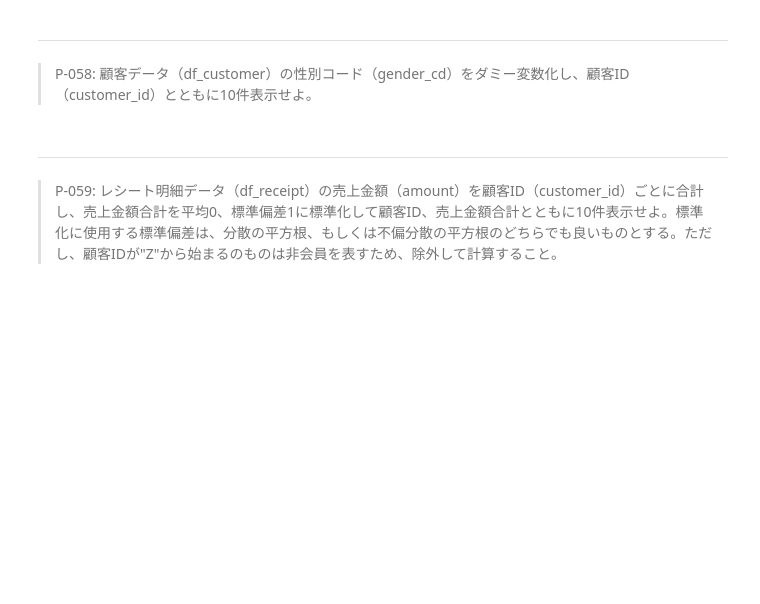
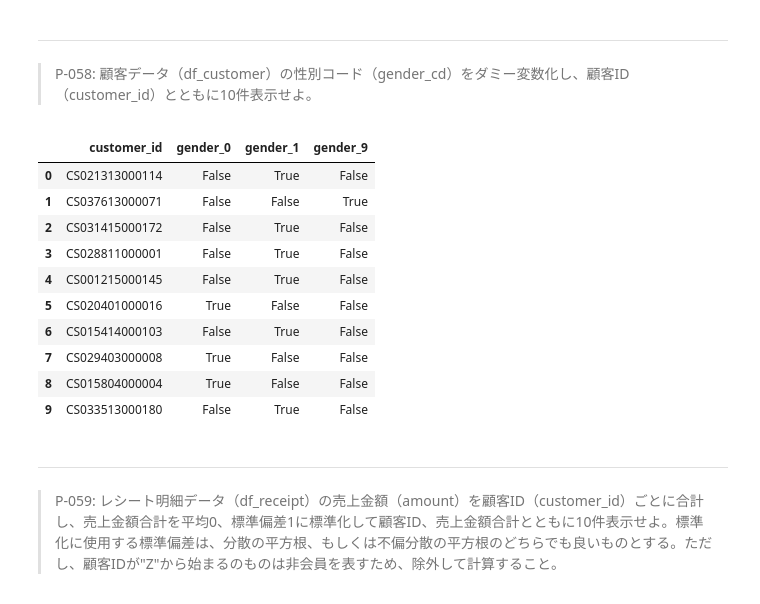
Before and after one commit to kichimura60/100knock, a Jupyter notebook: docker/work/preprocess_knock_Python.ipynb, the cells around one changed output. Drawn from its saved outputs; the diff is of its cells as text; code cells hidden in the pictures; blank space fills up the shorter version.

```diff
--- a/docker/work/preprocess_knock_Python.ipynb
+++ b/docker/work/preprocess_knock_Python.ipynb
@@ -1302,6 +1416,25 @@ def is_tokyo(postal_cd):
 # %% [markdown]
 ---
 > P-058: 顧客データ（df_customer）の性別コード（gender_cd）をダミー変数化し、顧客ID（customer_id）とともに10件表示せよ。
+# %%
+(
+    df_customer
+    .join(pd.get_dummies(df_customer['gender_cd'], prefix='gender'))
+    [['customer_id', 'gender_0', 'gender_1', 'gender_9']]
+    .head(10)
+)
+# %% [output]
+|  | customer_id | gender_0 | gender_1 | gender_9 |
+| 0 | CS021313000114 | False | True | False |
+| 1 | CS037613000071 | False | False | True |
+| 2 | CS031415000172 | False | True | False |
+| 3 | CS028811000001 | False | True | False |
+| 4 | CS001215000145 | False | True | False |
+| 5 | CS020401000016 | True | False | False |
+| 6 | CS015414000103 | False | True | False |
+| 7 | CS029403000008 | True | False | False |
+| 8 | CS015804000004 | True | False | False |
+| 9 | CS033513000180 | False | True | False |
 # %% [markdown]
 ---
 > P-059: レシート明細データ（df_receipt）の売上金額（amount）を顧客ID（customer_id）ごとに合計し、売上金額合計を平均0、標準偏差1に標準化して顧客ID、売上金額合計とともに10件表示せよ。標準化に使用する標準偏差は、分散の平方根、もしくは不偏分散の平方根のどちらでも良いものとする。ただし、顧客IDが"Z"から始まるのものは非会員を表すため、除外して計算すること。
```
Also changed, not shown: parts of 7 cells of this notebook.
